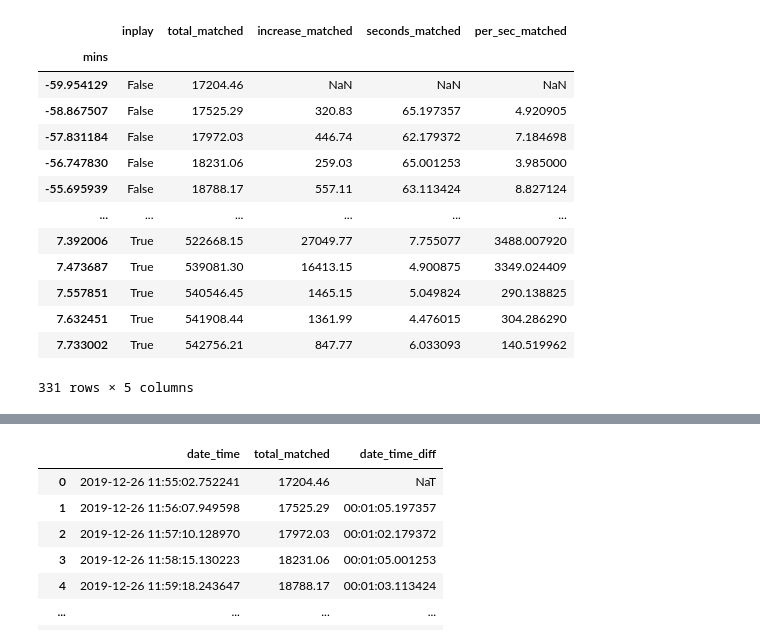
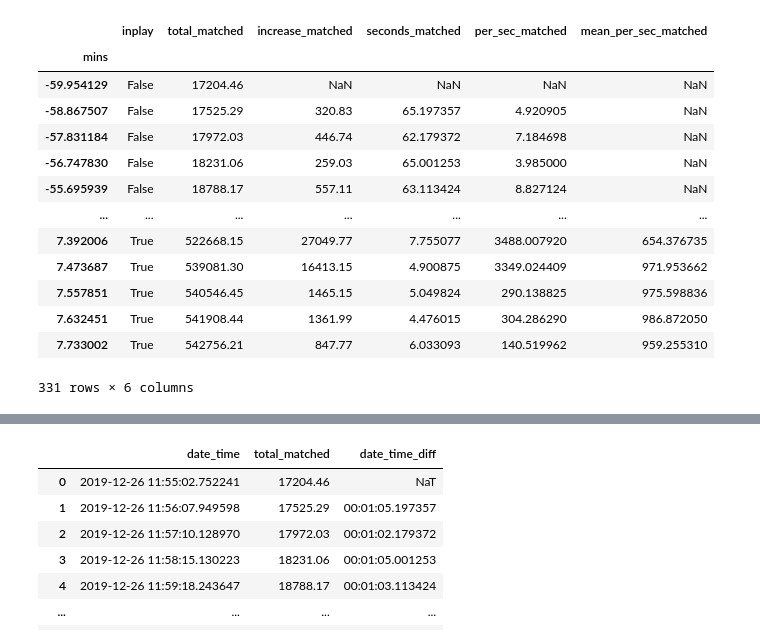
Before and after one commit to GrahamJC/BetfairLogger, a Jupyter notebook: Matplotlib.ipynb, the cells around one changed output, grey strips where cells are left out. Drawn from its saved outputs; the diff is of its cells as text; code cells hidden in the pictures.

Commit message:
Sliding window on volume

```diff
--- a/Matplotlib.ipynb
+++ b/Matplotlib.ipynb
@@ -8,37 +8,38 @@ import sqlalchemy as sa
 # %%
 SQLALCHEMY_URL = 'postgresql://postgres:barnum@qnap:32768/betfairlogger'
 
 db_engine = sa.create_engine(SQLALCHEMY_URL)
 
 market_id = 463
 
 query = (
     'select extract(epoch from mb.date_time - m.start_time)/60 mins, mb.inplay, mb.total_matched'
     ' from market_book mb'
     '   join market m on m.id = mb.market_id'
     f" where mb.market_id = {market_id}"
     ' and mb.status = \'OPEN\''
     ' order by mb.date_time'
 )
 
 volume = pd.read_sql(query, db_engine, index_col = ['mins'])
 volume['increase_matched'] = volume['total_matched'].diff()
 volume['seconds_matched'] = volume.index.to_series().diff() * 60
 volume['per_sec_matched'] = volume['increase_matched'] / volume['seconds_matched']
+volume['mean_per_sec_matched'] = volume['per_sec_matched'].rolling(window = 10).mean()
 volume
 # %% [output]
-|  | inplay | total_matched | increase_matched | seconds_matched | per_sec_matched |
-| mins |  |  |  |  |  |
-| -59.954129 | False | 17204.46 | NaN | NaN | NaN |
-| -58.867507 | False | 17525.29 | 320.83 | 65.197357 | 4.920905 |
-| -57.831184 | False | 17972.03 | 446.74 | 62.179372 | 7.184698 |
-| -56.747830 | False | 18231.06 | 259.03 | 65.001253 | 3.985000 |
-| -55.695939 | False | 18788.17 | 557.11 | 63.113424 | 8.827124 |
-| ... | ... | ... | ... | ... | ... |
-| 7.392006 | True | 522668.15 | 27049.77 | 7.755077 | 3488.007920 |
-| 7.473687 | True | 539081.30 | 16413.15 | 4.900875 | 3349.024409 |
-| 7.557851 | True | 540546.45 | 1465.15 | 5.049824 | 290.138825 |
-| 7.632451 | True | 541908.44 | 1361.99 | 4.476015 | 304.286290 |
-| 7.733002 | True | 542756.21 | 847.77 | 6.033093 | 140.519962 |
+|  | inplay | total_matched | increase_matched | seconds_matched | per_sec_matched | mean_per_sec_matched |
+| mins |  |  |  |  |  |  |
+| -59.954129 | False | 17204.46 | NaN | NaN | NaN | NaN |
+| -58.867507 | False | 17525.29 | 320.83 | 65.197357 | 4.920905 | NaN |
+| -57.831184 | False | 17972.03 | 446.74 | 62.179372 | 7.184698 | NaN |
+| -56.747830 | False | 18231.06 | 259.03 | 65.001253 | 3.985000 | NaN |
+| -55.695939 | False | 18788.17 | 557.11 | 63.113424 | 8.827124 | NaN |
+| ... | ... | ... | ... | ... | ... | ... |
+| 7.392006 | True | 522668.15 | 27049.77 | 7.755077 | 3488.007920 | 654.376735 |
+| 7.473687 | True | 539081.30 | 16413.15 | 4.900875 | 3349.024409 | 971.953662 |
+| 7.557851 | True | 540546.45 | 1465.15 | 5.049824 | 290.138825 | 975.598836 |
+| 7.632451 | True | 541908.44 | 1361.99 | 4.476015 | 304.286290 | 986.872050 |
+| 7.733002 | True | 542756.21 | 847.77 | 6.033093 | 140.519962 | 959.255310 |
-331 rows × 5 columns
+331 rows × 6 columns
 # %%
```
Also changed, not shown: parts of 1 cell of this notebook, 1 other file.
